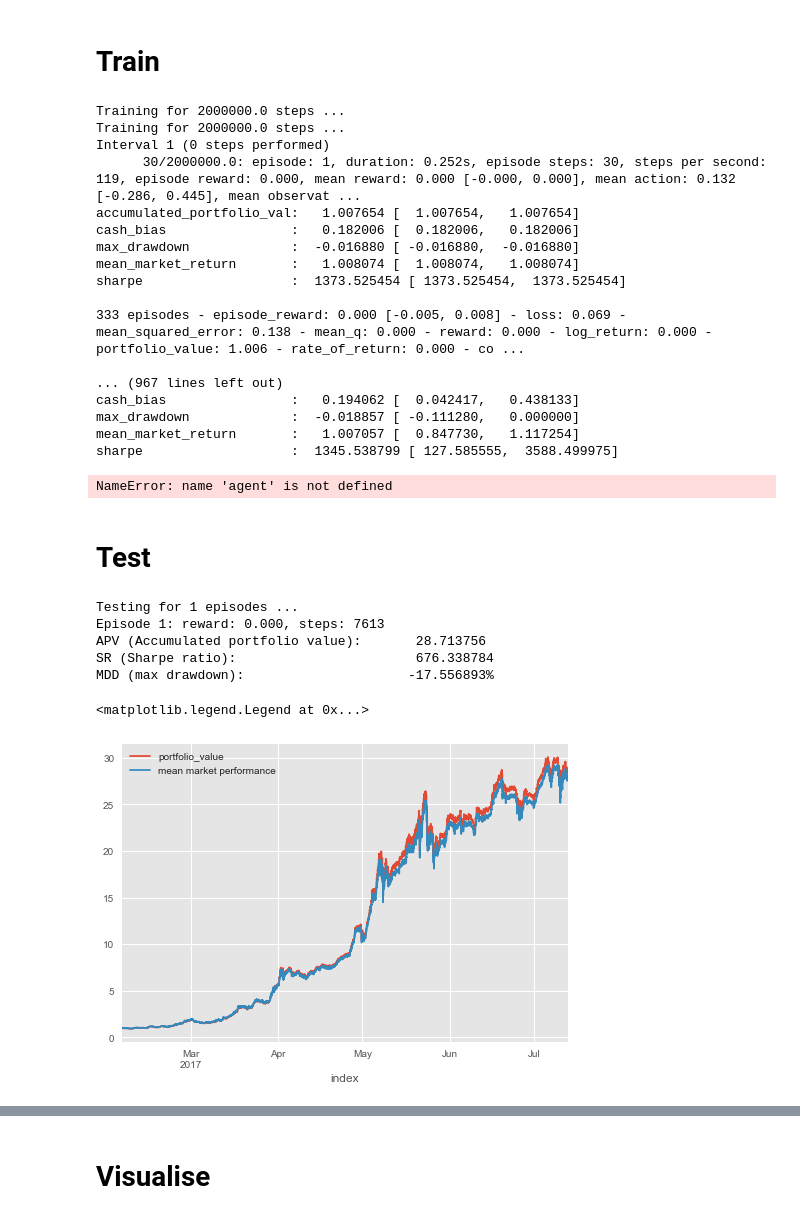
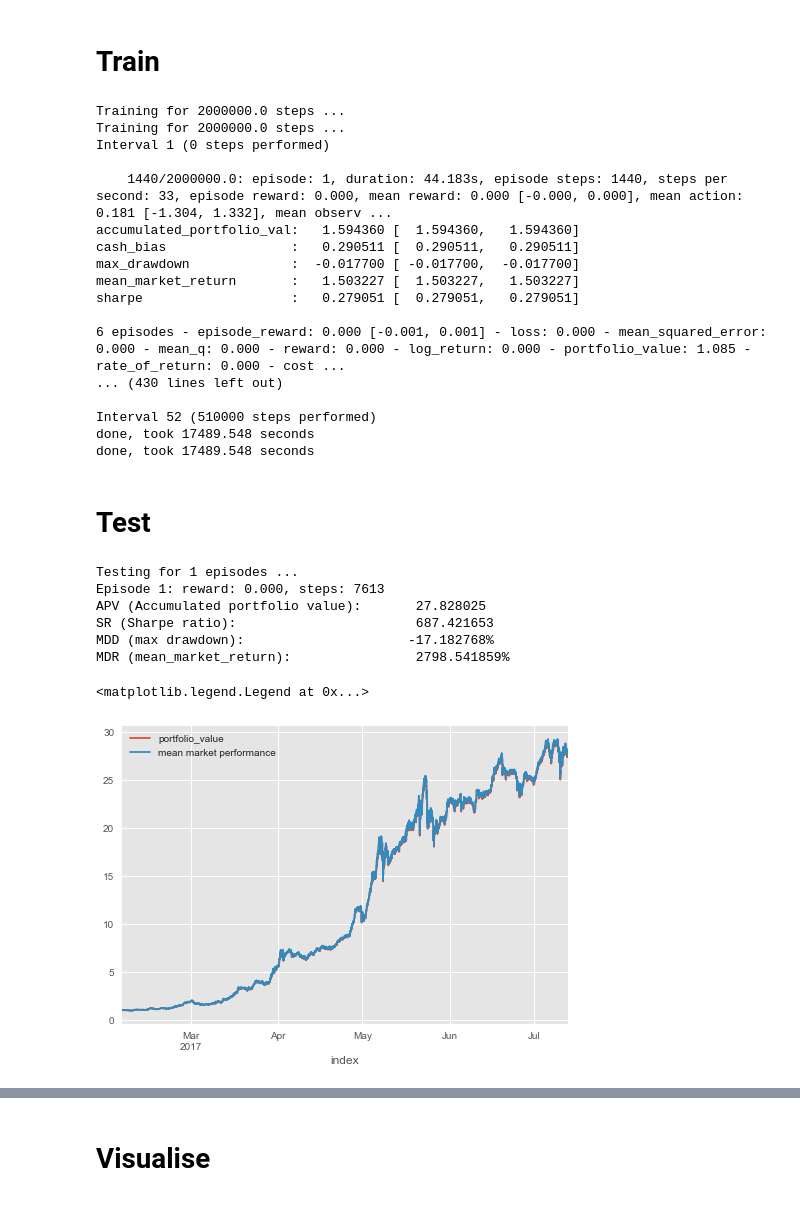
Before and after one commit to wassname/rl-portfolio-management, a Jupyter notebook: keras-ddpg.ipynb, the cells around one changed output, grey strips where cells are left out. Drawn from its saved outputs; the diff is of its cells as text; code cells hidden in the pictures.

```diff
--- a/keras-ddpg.ipynb
+++ b/keras-ddpg.ipynb
@@ -59,7 +59,7 @@ from src.environments.portfolio import PortfolioEnv
 df_train = pd.read_hdf('./data/poloniex_30m.hf',key='train')
 env = PortfolioEnv(
     df=df_train,
-    steps=30,
+    steps=1440,
     scale=True,
     augment=0.0000, # let just overfit first,
     trading_cost=0, # let just overfit first,
@@ -71,7 +71,7 @@ env.seed = 0
 df_test = pd.read_hdf('./data/poloniex_30m.hf',key='test')
 env_test = PortfolioEnv(
     df=df_test,
-    steps=30,
+    steps=1440,
     scale=True,
     augment=0.00,
     trading_cost=0, # let just overfit first
@@ -211,8 +211,8 @@ agent = DDPGAgent(
     random_process=random_process,
     memory=memory,
     batch_size=50,
-    nb_steps_warmup_critic=100,
-    nb_steps_warmup_actor=100,
+    nb_steps_warmup_critic=30,
+    nb_steps_warmup_actor=30,
     gamma=.00, # discounted factor of zero as per paper
     target_model_update=1e-3
 )
@@ -251,8 +251,8 @@ class TrainEpisodeLoggerPortfolio(TrainEpisodeLogger):
         # save custom metrics
         df = pd.DataFrame(self.env.infos)
         self.episode_metrics[episode]=dict(
-            max_drawdown=MDD(df.rate_of_return+1),
-            sharpe=sharpe(df.rate_of_return+1),
+            max_drawdown=MDD(df.portfolio_value),
+            sharpe=sharpe(df.rate_of_return),
             accumulated_portfolio_value=df.portfolio_value.iloc[-1],
             mean_market_return=df.mean_market_returns.cumprod().iloc[-1],
             cash_bias=df.weights.apply(lambda x:x[0]).mean()
@@ -284,8 +284,8 @@ history = agent.fit(env,
                   verbose=0,
                   callbacks=[
                       TrainIntervalLoggerTQDMNotebook(),
-                      TrainEpisodeLoggerPortfolio(500),
-                      ModelIntervalCheckpoint(save_path, 500*30, 1)
+                      TrainEpisodeLoggerPortfolio(10),
+                      ModelIntervalCheckpoint(save_path, 10*1440, 1)
                     ]
                  )
 
@@ -295,24 +295,22 @@ agent.save_weights(save_path, overwrite=True)
 Training for 2000000.0 steps ...
 Training for 2000000.0 steps ...
 Interval 1 (0 steps performed)
-      30/2000000.0: episode: 1, duration: 0.252s, episode steps: 30, steps per second: 119, episode reward: 0.000, mean reward: 0.000 [-0.000, 0.000], mean action: 0.132 [-0.286, 0.445], mean observat ...
-accumulated_portfolio_val:   1.007654 [  1.007654,   1.007654]
-cash_bias                :   0.182006 [  0.182006,   0.182006]
-max_drawdown             :  -0.016880 [ -0.016880,  -0.016880]
-mean_market_return       :   1.008074 [  1.008074,   1.008074]
-sharpe                   :  1373.525454 [ 1373.525454,  1373.525454]
 
-333 episodes - episode_reward: 0.000 [-0.005, 0.008] - loss: 0.069 - mean_squared_error: 0.138 - mean_q: 0.000 - reward: 0.000 - log_return: 0.000 - portfolio_value: 1.006 - rate_of_return: 0.000 - co ...
+    1440/2000000.0: episode: 1, duration: 44.183s, episode steps: 1440, steps per second: 33, episode reward: 0.000, mean reward: 0.000 [-0.000, 0.000], mean action: 0.181 [-1.304, 1.332], mean observ ...
+accumulated_portfolio_val:   1.594360 [  1.594360,   1.594360]
+cash_bias                :   0.290511 [  0.290511,   0.290511]
+max_drawdown             :  -0.017700 [ -0.017700,  -0.017700]
+mean_market_return       :   1.503227 [  1.503227,   1.503227]
+sharpe                   :   0.279051 [  0.279051,   0.279051]
 
-... (967 lines left out)
-cash_bias                :   0.194062 [  0.042417,   0.438133]
-max_drawdown             :  -0.018857 [ -0.111280,   0.000000]
-mean_market_return       :   1.007057 [  0.847730,   1.117254]
-sharpe                   :  1345.538799 [ 127.585555,  3588.499975]
+6 episodes - episode_reward: 0.000 [-0.001, 0.001] - loss: 0.000 - mean_squared_error: 0.000 - mean_q: 0.000 - reward: 0.000 - log_return: 0.000 - portfolio_value: 1.085 - rate_of_return: 0.000 - cost ...
+... (430 lines left out)
+
+Interval 52 (510000 steps performed)
+done, took 17489.548 seconds
+done, took 17489.548 seconds
 # %%
 agent.save_weights('outputs/agent_portfolio-ddpg-keras/agent_{}_weights.h5f'.format('portfolio-ddpg-keras-rl'), overwrite=True)
-# %% [output]
-NameError: name 'agent' is not defined
 # %% [markdown]
 # Test
 # %%
@@ -321,35 +319,38 @@ df_test = pd.read_hdf('./data/poloniex_30m.hf',key='test')
 steps=len(df_test)-window_length-2
 env_test = PortfolioEnv(
     df=df_test,
     steps=steps,
     scale=True,
     augment=0.00,
     trading_cost=0, # let just overfit first
     window_length=window_length,
 )
 env_test.seed = 0
 agent.test(env_test, nb_episodes=1, visualize=False)
 
 df = pd.DataFrame(env_test.infos)
 df.index=df['index']
 
 s=sharpe(df.rate_of_return+1)
 mdd=MDD(df.rate_of_return+1)
+mean_market_return=df.mean_market_returns.cumprod().iloc[-1]
 print('APV (Accumulated portfolio value): \t{: 2.6f}'.format(df.portfolio_value.iloc[-1]))
 print('SR (Sharpe ratio):                 \t{: 2.6f}'.format( s))
 print('MDD (max drawdown):                \t{: 2.6%}'.format( mdd))
+print('MDR (mean_market_return):          \t{: 2.6f}'.format( mean_market_return))
 print('')
 
 # show one run vs average market performance
 df.portfolio_value.plot()
 df.mean_market_returns.cumprod().plot(label='mean market performance')
 plt.legend()
 # %% [output]
 Testing for 1 episodes ...
 Episode 1: reward: 0.000, steps: 7613
-APV (Accumulated portfolio value):       28.713756
-SR (Sharpe ratio):                       676.338784
-MDD (max drawdown):                     -17.556893%
+APV (Accumulated portfolio value):       27.828025
+SR (Sharpe ratio):                       687.421653
+MDD (max drawdown):                     -17.182768%
+MDR (mean_market_return):                2798.541859%
 <matplotlib.legend.Legend at 0x...>
-[figure, old version]
+[figure, new version]
 # %%
```
Also changed, not shown: parts of 4 cells of this notebook, 3 other files.
